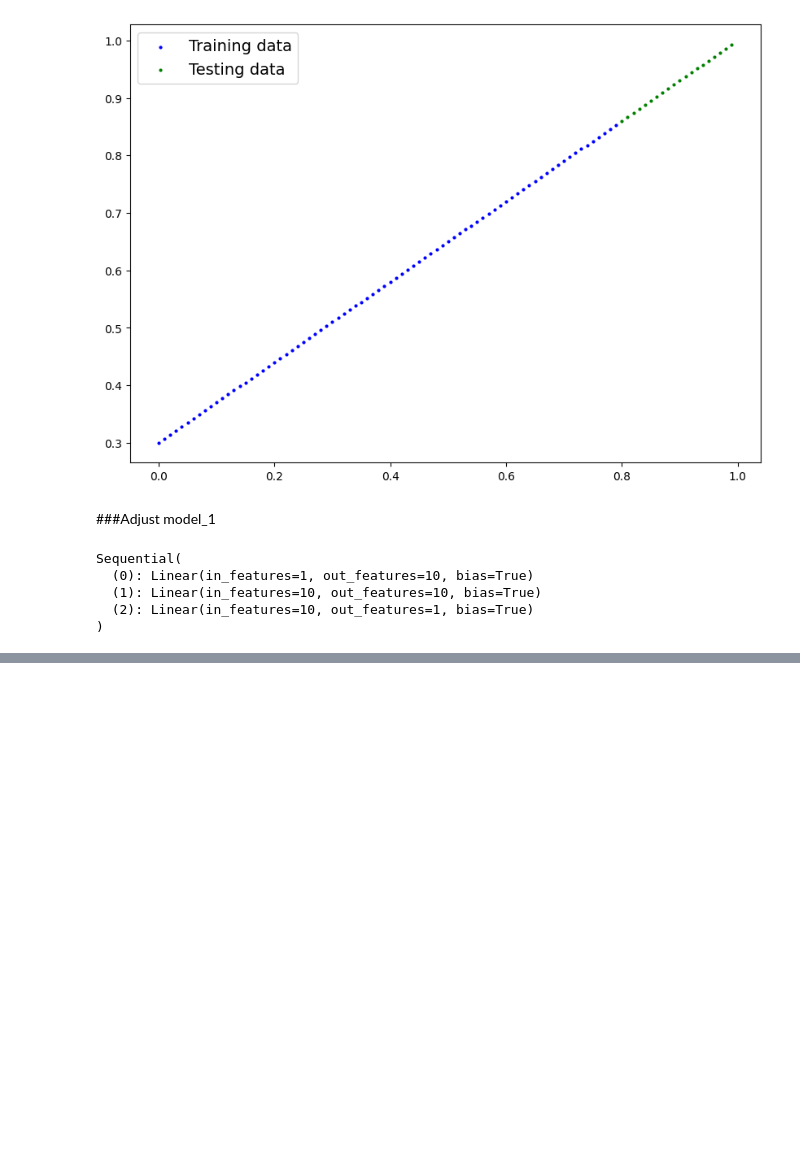
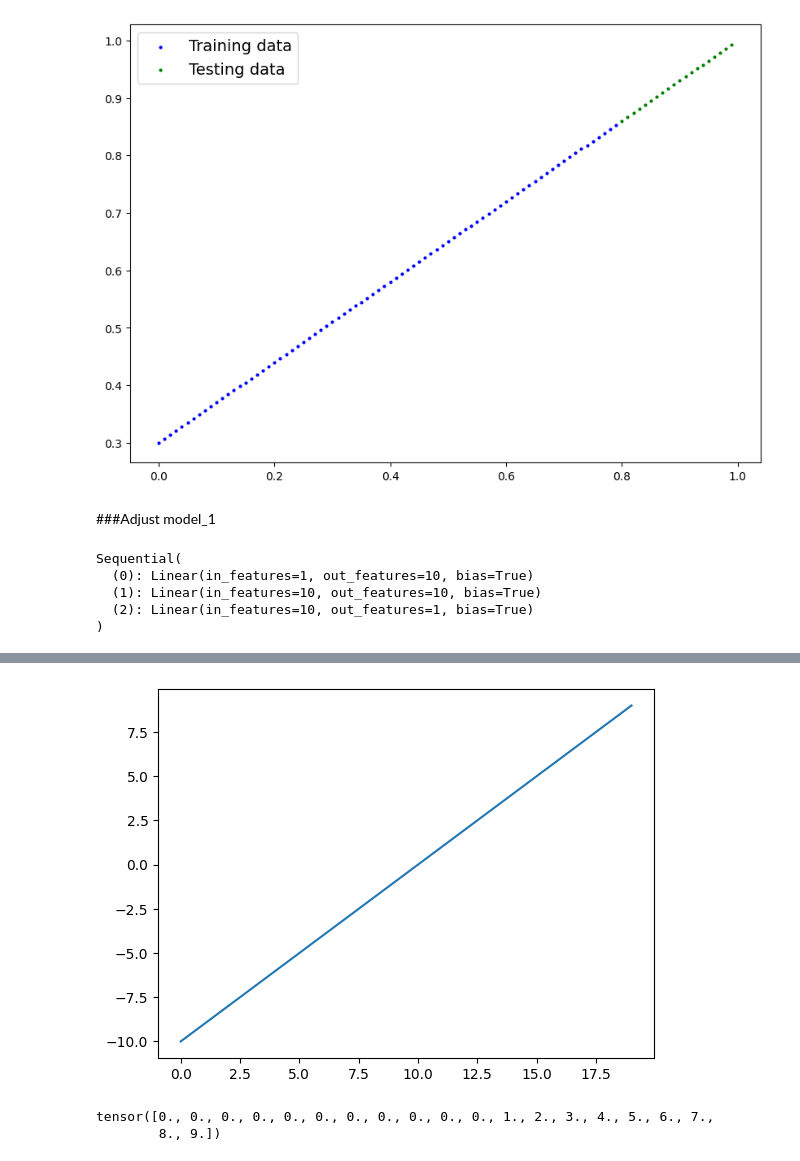
Before and after one commit to Raghav847/pytorch_learn, a Jupyter notebook: notebooks/02_pytorch_classification.ipynb, the cells around one changed output, grey strips where cells are left out. Cells and saved outputs as stored; diff of their text form; code cells hidden in the pictures; blank space fills up the shorter version.

```diff
--- a/notebooks/02_pytorch_classification.ipynb
+++ b/notebooks/02_pytorch_classification.ipynb
@@ -527,0 +674,12 @@ plot_predictions(train_data=X_train_regression.cpu(),
+# %%
+plt.plot(A);
+# %% [output]
+[figure, added]
+# %%
+#relu
+def relu(x: torch.Tensor) -> torch.Tensor:
+  return torch.maximum(torch.tensor(0), x)
+relu(A)
+# %% [output]
+tensor([0., 0., 0., 0., 0., 0., 0., 0., 0., 0., 0., 1., 2., 3., 4., 5., 6., 7.,
+        8., 9.])
```
Also changed, not shown: parts of 25 cells of this notebook.
